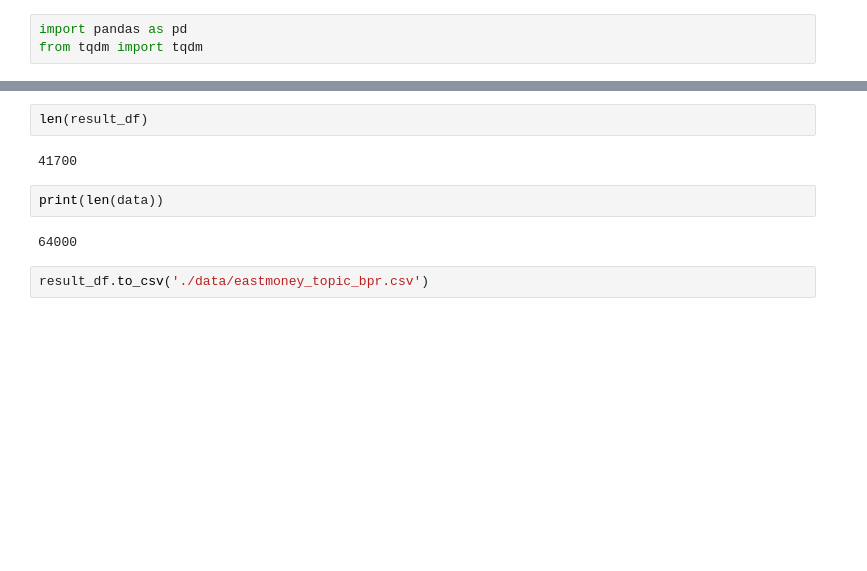
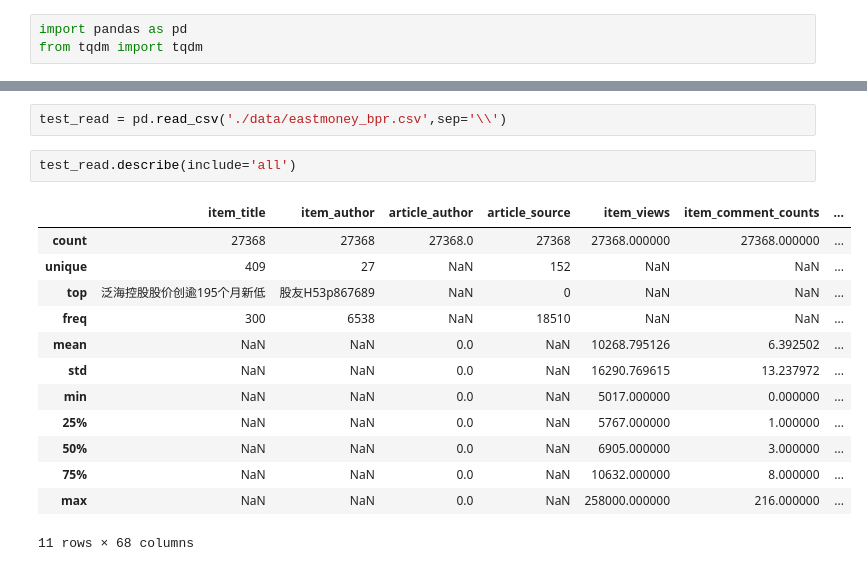
Before and after one commit to tt2615/Vitality-Project, a Jupyter notebook: data explore.ipynb, the cells around one changed output, grey strips where cells are left out. Saved outputs shown, nothing was run; the diff lists cells and outputs as text; blank space fills up the shorter version.

```diff
--- a/data explore.ipynb
+++ b/data explore.ipynb
@@ -222,10 +267,18 @@ KeyboardInterrupt:
-# %%
-len(result_df)
-# %% [output]
-41700
-# %%
-print(len(data))
-# %% [output]
-64000
-# %%
-result_df.to_csv('./data/eastmoney_topic_bpr.csv')
+# %%
+test_read = pd.read_csv('./data/eastmoney_bpr.csv',sep='\\')
+# %%
+test_read.describe(include='all')
+# %% [output]
+|  | item_title | item_author | article_author | article_source | item_views | item_comment_counts | ... |
+| count | 27368 | 27368 | 27368.0 | 27368 | 27368.000000 | 27368.000000 | ... |
+| unique | 409 | 27 | NaN | 152 | NaN | NaN | ... |
+| top | 泛海控股股价创逾195个月新低 | 股友H53p867689 | NaN | 0 | NaN | NaN | ... |
+| freq | 300 | 6538 | NaN | 18510 | NaN | NaN | ... |
+| mean | NaN | NaN | 0.0 | NaN | 10268.795126 | 6.392502 | ... |
+| std | NaN | NaN | 0.0 | NaN | 16290.769615 | 13.237972 | ... |
+| min | NaN | NaN | 0.0 | NaN | 5017.000000 | 0.000000 | ... |
+| 25% | NaN | NaN | 0.0 | NaN | 5767.000000 | 1.000000 | ... |
+| 50% | NaN | NaN | 0.0 | NaN | 6905.000000 | 3.000000 | ... |
+| 75% | NaN | NaN | 0.0 | NaN | 10632.000000 | 8.000000 | ... |
+| max | NaN | NaN | 0.0 | NaN | 258000.000000 | 216.000000 | ... |
+11 rows × 68 columns
```
Also changed, not shown: parts of 8 cells of this notebook, 4 other files.
